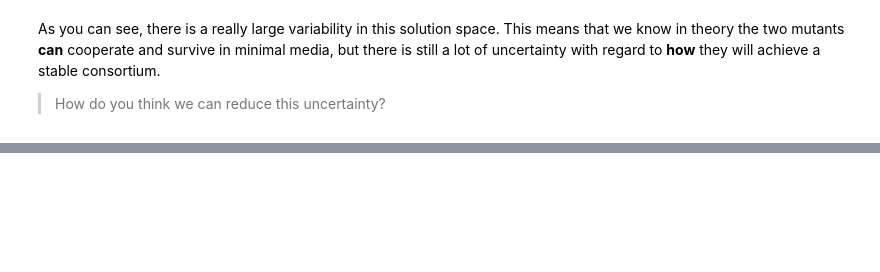
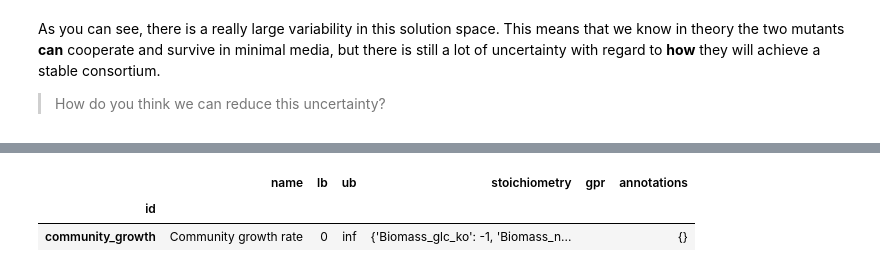
Before and after one commit to vmspereira/ELIXIR-2023, a Jupyter notebook: notebooks/community.ipynb, the cells around one changed output, grey strips where cells are left out. Cells and saved outputs as stored; diff of their text form; code cells hidden in the pictures; blank space fills up the shorter version.

Commit message:
[UPDATE] community notebook

```diff
--- a/notebooks/community.ipynb
+++ b/notebooks/community.ipynb
@@ -172,0 +351,5 @@ As you can see, there is a really large variability in this solution space. This
+# %%
+community = CommunityModel([glc_ko, nh4_ko],add_compartments=True, merge_biomasses=True, flavor='cobra')
+# %%
+sim = community.get_community_model()
+sim.set_environmental_conditions(M9)
@@ -172,0 +368,6 @@ As you can see, there is a really large variability in this solution space. This
+# %%
+sim.find(community.biomass)
+# %% [output]
+|  | name | lb | ub | stoichiometry | gpr | annotations |
+| id |  |  |  |  |  |  |
+| community_growth | Community growth rate | 0 | inf | {'Biomass_glc_ko': -1, 'Biomass_n... |  | {} |
```
Also changed, not shown: parts of 45 cells of this notebook.
